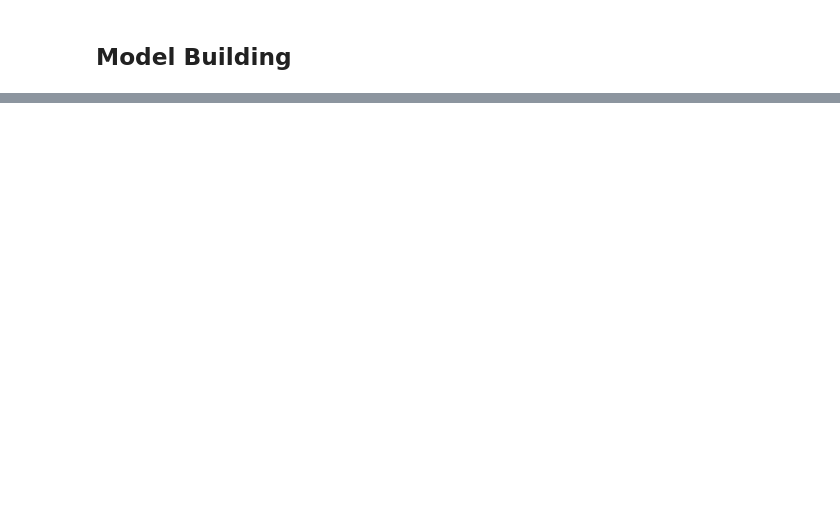
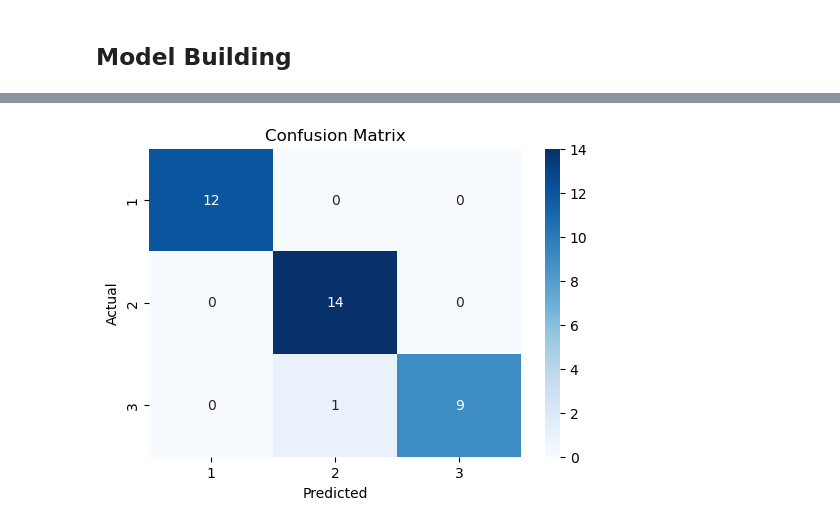
Before and after one commit to BlvckSanek/experiment, a Jupyter notebook: notebooks/01-notebook.ipynb, the cells around one changed output, grey strips where cells are left out. Cells and saved outputs as stored; diff of their text form; code cells hidden in the pictures; blank space fills up the shorter version.

Commit message:
feat: built baseline and challenge models and evaluated their performances.

```diff
--- a/notebooks/01-notebook.ipynb
+++ b/notebooks/01-notebook.ipynb
@@ -599,2 +599,6 @@ This analysis provides valuable insights into which chemical and sensory propert
+# %%
+scaler = StandardScaler()
+X = scaler.fit_transform(X)
+X = pd.DataFrame(X, columns=columns)
 # %% [markdown]
 ## Model Building
@@ -600,0 +607,10 @@ This analysis provides valuable insights into which chemical and sensory propert
+# %%
+# Splitting the data into training and testing sets
+X_train, X_test, y_train, y_test = train_test_split(X, y, test_size=0.2, random_state=42, stratify=y)
+# %%
+# Instantiating the baseline model
+# with its default parameters
+lr = LogisticRegression(random_state=42)
+
+# Fitting the model
+lr.fit(X_train, y_train)
@@ -600,0 +619,3 @@ This analysis provides valuable insights into which chemical and sensory propert
+# %%
+# Making predictions or inference
+y_pred = lr.predict(X_test)
@@ -600,0 +644,11 @@ This analysis provides valuable insights into which chemical and sensory propert
+# %%
+# Plotting the confusion matrix
+plt.figure(figsize=(6, 4))
+cm = confusion_matrix(y_test, y_pred)
+sns.heatmap(cm, annot=True, fmt='d', cmap='Blues', xticklabels=np.unique(y), yticklabels=np.unique(y))
+plt.xlabel('Predicted')
+plt.ylabel('Actual')
+plt.title('Confusion Matrix')
+plt.show()
+# %% [output]
+[figure, added]
```
Also changed, not shown: parts of 27 cells of this notebook.
